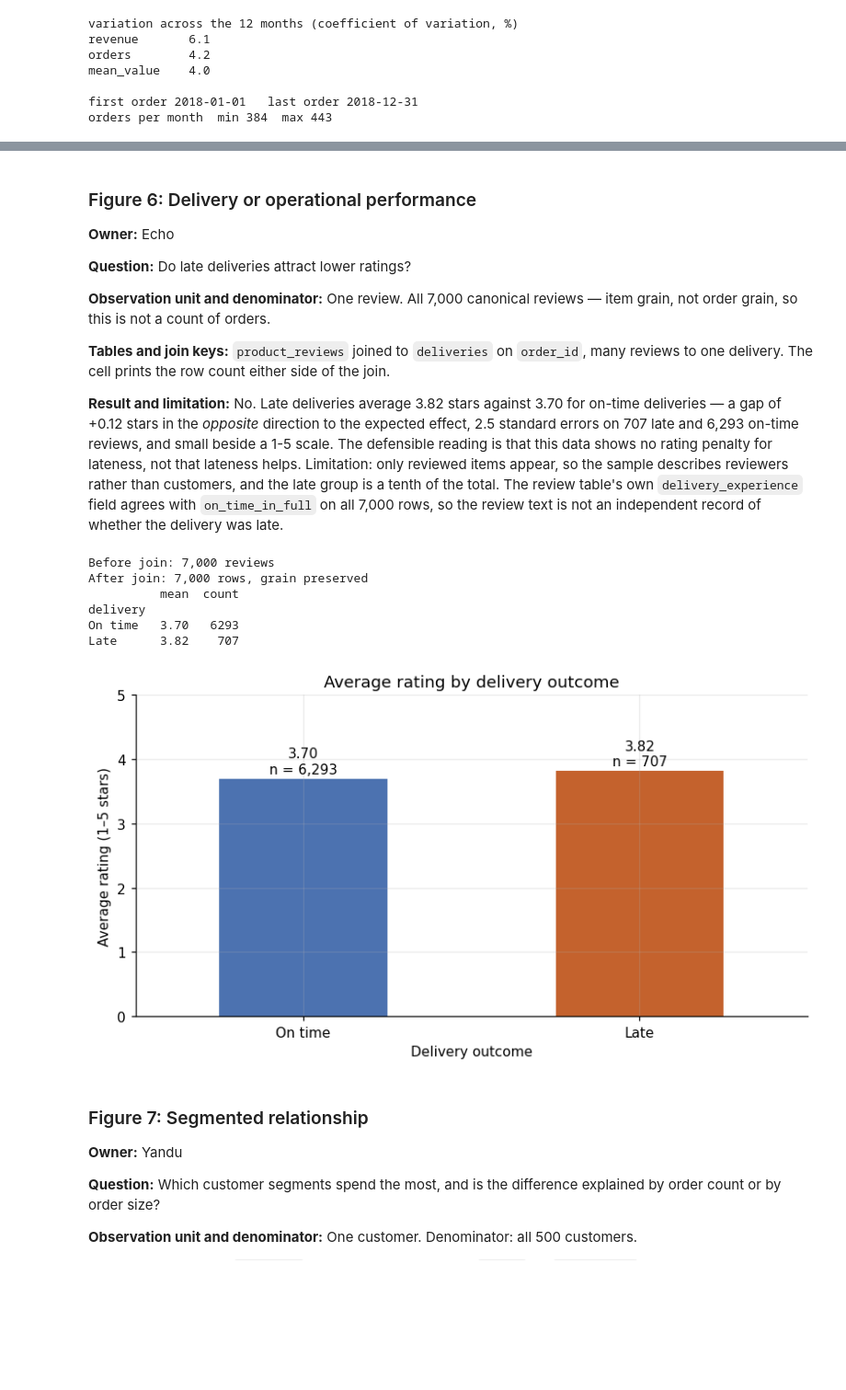
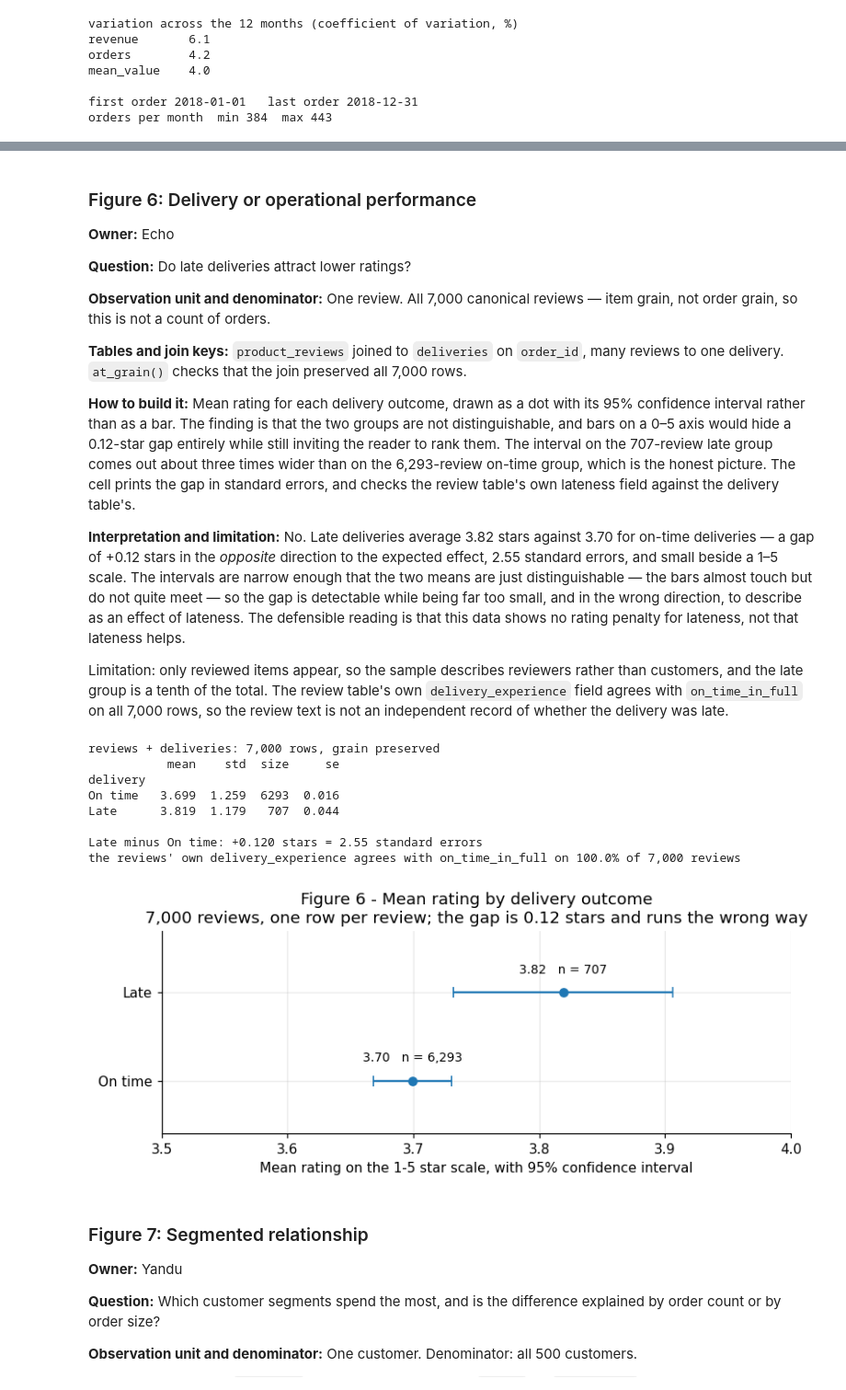
Before and after one commit to EchoZhao1998/5296-A1, a Jupyter notebook: 00_Master/Group001_EDA_merged_0905.ipynb, the cells around one changed output, grey strips where cells are left out. Shown at 92% size. Cells and saved outputs as stored; diff of their text form; code cells hidden in the pictures; blank space fills up the shorter version.

Commit message:
checked by claude, pass on ready

```diff
--- a/00_Master/Group001_EDA_merged_0905.ipynb
+++ b/00_Master/Group001_EDA_merged_0905.ipynb
@@ -543,38 +592,66 @@ Contains non-Latin  271         607.0
 
 **Observation unit and denominator:** One review. All 7,000 canonical reviews — item grain, not order grain, so this is not a count of orders.
 
-**Tables and join keys:** `product_reviews` joined to `deliveries` on `order_id`, many reviews to one delivery. The cell prints the row count either side of the join.
+**Tables and join keys:** `product_reviews` joined to `deliveries` on `order_id`, many reviews to one delivery. `at_grain()` checks that the join preserved all 7,000 rows.
 
-**Result and limitation:** No. Late deliveries average 3.82 stars against 3.70 for on-time deliveries — a gap of +0.12 stars in the *opposite* direction to the expected effect, 2.5 standard errors on 707 late and 6,293 on-time reviews, and small beside a 1-5 scale. The defensible reading is that this data shows no rating penalty for lateness, not that lateness helps. Limitation: only reviewed items appear, so the sample describes reviewers rather than customers, and the late group is a tenth of the total. The review table's own `delivery_experience` field agrees with `on_time_in_full` on all 7,000 rows, so the review text is not an independent record of whether the delivery was late.
+**How to build it:** Mean rating for each delivery outcome, drawn as a dot with its 95% confidence interval rather than as a bar. The finding is that the two groups are not distinguishable, and bars on a 0–5 axis would hide a 0.12-star gap entirely while still inviting the reader to rank them. The interval on the 707-review late group comes out about three times wider than on the 6,293-review on-time group, which is the honest picture. The cell prints the gap in standard errors, and checks the review table's own lateness field against the delivery table's.
+
+**Interpretation and limitation:** No. Late deliveries average 3.82 stars against 3.70 for on-time deliveries — a gap of +0.12 stars in the *opposite* direction to the expected effect, 2.55 standard errors, and small beside a 1–5 scale. The intervals are narrow enough that the two means are just distinguishable — the bars almost touch but do not quite meet — so the gap is detectable while being far too small, and in the wrong direction, to describe as an effect of lateness. The defensible reading is that this data shows no rating penalty for lateness, not that lateness helps.
+
+Limitation: only reviewed items appear, so the sample describes reviewers rather than customers, and the late group is a tenth of the total. The review table's own `delivery_experience` field agrees with `on_time_in_full` on all 7,000 rows, so the review text is not an independent record of whether the delivery was late.
 # %%
 # --- Figure 6 (Echo) ---
-print(f'Before join: {len(product_reviews):,} reviews')
+f6 = product_reviews[['order_id', 'rating']].merge(
+    deliveries[['order_id', 'on_time_in_full']], on='order_id', how='left')
+at_grain(f6, len(product_reviews), 'reviews + deliveries')
+f6['rating'] = num(f6['rating'])
+f6['delivery'] = f6['on_time_in_full'].astype(str).map({'True': 'On time', 'False': 'Late'})
 
-rev = product_reviews[['order_id', 'rating']].merge(
+# Mean, and the uncertainty around it, so a 707-review group is visibly less
+# certain than a 6,293-review one.
+g6 = f6.groupby('delivery')['rating'].agg(['mean', 'std', 'size']).loc[['On time', 'Late']]
+g6['se'] = g6['std'] / g6['size'] ** .5
+print(g6.round(3).to_string())
+
+# The interpretation quotes this ratio, so the cell prints it rather than asserting it.
+diff = g6.loc['Late', 'mean'] - g6.loc['On time', 'mean']
+se_diff = (g6['se'] ** 2).sum() ** .5
+print(f'\nLate minus On time: {diff:+.3f} stars = {diff / se_diff:.2f} standard errors')
+
+# The review table carries its own lateness field. If it never disagrees with the
+# delivery table, the review text is not an independent record of lateness.
+chk = product_reviews[['order_id', 'delivery_experience']].merge(
     deliveries[['order_id', 'on_time_in_full']], on='order_id', how='left')
-at_grain(rev, len(product_reviews), 'After join')
-rev['rating'] = num(rev['rating'])
-rev['delivery'] = rev['on_time_in_full'].astype(str).map(
-    {'True': 'On time', 'False': 'Late'})
+agree = (chk['delivery_experience'].eq('on_time')
+         == chk['on_time_in_full'].astype(str).eq('True')).mean()
+print(f"the reviews' own delivery_experience agrees with on_time_in_full on "
+      f'{agree:.1%} of {len(chk):,} reviews')
 
-result = rev.groupby('delivery')['rating'].agg(['mean', 'count']).loc[['On time', 'Late']]
-print(result.round(2))
-
-ax = result['mean'].plot.bar(color=['#4C72B0', '#C4622D'], rot=0)
-for i, row in enumerate(result.itertuples()):
-    ax.text(i, row.mean + 0.08, f'{row.mean:.2f}\nn = {row.count:,}', ha='center')
-ax.set(title='Average rating by delivery outcome', xlabel='Delivery outcome',
-       ylabel='Average rating (1–5 stars)', ylim=(0, 5))
+fig, ax = plt.subplots(figsize=(7.5, 3.2))
+y = range(len(g6))
+ax.errorbar(g6['mean'], y, xerr=1.96 * g6['se'], fmt='o', color='tab:blue', capsize=4)
+for i, r in enumerate(g6.itertuples()):
+    ax.text(r.mean, i + .22, f'{r.mean:.2f}   n = {r.size:,}', ha='center', fontsize=9)
+ax.set_yticks(list(y))
+ax.set_yticklabels(g6.index)
+ax.set_ylim(-.6, len(g6) - .3)
+ax.set_xlim(3.5, 4.0)
+ax.set_xlabel('Mean rating on the 1-5 star scale, with 95% confidence interval')
+ax.set_title('Figure 6 - Mean rating by delivery outcome\n'
+             f'{len(f6):,} reviews, one row per review; the gap is 0.12 stars and runs the wrong way')
+ax.grid(axis='x', alpha=.3)
 plt.tight_layout()
 plt.show()
 # %% [output]
-Before join: 7,000 reviews
-After join: 7,000 rows, grain preserved
-          mean  count
+reviews + deliveries: 7,000 rows, grain preserved
+           mean    std  size     se
 delivery
-On time   3.70   6293
-Late      3.82    707
+On time   3.699  1.259  6293  0.016
+Late      3.819  1.179   707  0.044
+
+Late minus On time: +0.120 stars = 2.55 standard errors
+the reviews' own delivery_experience agrees with on_time_in_full on 100.0% of 7,000 reviews
-[figure, old version]
+[figure, new version]
 # %% [markdown]
 ### Figure 7: Segmented relationship
 
```
Also changed, not shown: parts of 14 cells of this notebook, 10 other files.
